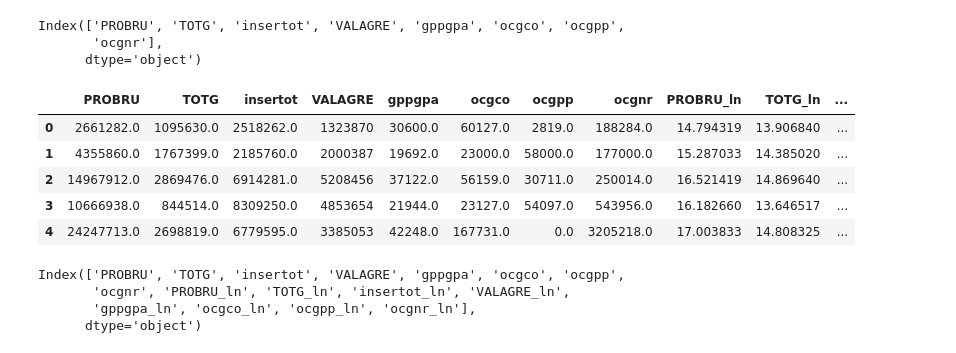
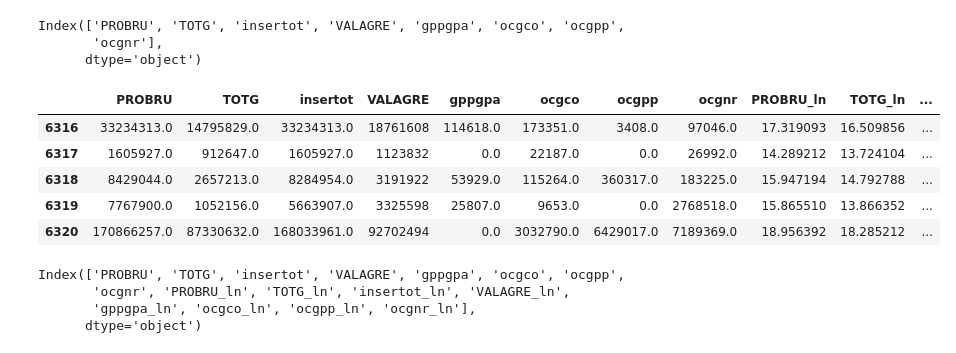
Before and after one commit to kikin3112/projets, a Jupyter notebook: regression/múltiple/eas_18/eas_18.ipynb, the cells around one changed output. Saved outputs shown, nothing was run; the diff lists cells and outputs as text; code cells hidden in the pictures.

```diff
--- a/regression/múltiple/eas_18/eas_18.ipynb
+++ b/regression/múltiple/eas_18/eas_18.ipynb
@@ -85,26 +98,27 @@ Index(['PROBRU', 'TOTG', 'insertot', 'VALAGRE', 'gppgpa', 'ocgco', 'ocgpp',
 # %%
 #creación de valores ln para cada columna
 db_reg[['PROBRU_ln',
         'TOTG_ln',
         'insertot_ln',
         'VALAGRE_ln',
         'gppgpa_ln',
         'ocgco_ln',
         'ocgpp_ln',
         'ocgnr_ln']] = np.log(db_reg[['PROBRU',
                                       'TOTG',
                                       'insertot',
                                       'VALAGRE',
                                       'gppgpa',
                                       'ocgco',
                                       'ocgpp',
                                       'ocgnr']].replace(0, np.nan))
+
+#db_reg.head()
+db_reg.tail()
+# %% [output]
+|  | PROBRU | TOTG | insertot | VALAGRE | gppgpa | ocgco | ocgpp | ocgnr | PROBRU_ln | TOTG_ln | ... |
+| 6316 | 33234313.0 | 14795829.0 | 33234313.0 | 18761608 | 114618.0 | 173351.0 | 3408.0 | 97046.0 | 17.319093 | 16.509856 | ... |
+| 6317 | 1605927.0 | 912647.0 | 1605927.0 | 1123832 | 0.0 | 22187.0 | 0.0 | 26992.0 | 14.289212 | 13.724104 | ... |
+| 6318 | 8429044.0 | 2657213.0 | 8284954.0 | 3191922 | 53929.0 | 115264.0 | 360317.0 | 183225.0 | 15.947194 | 14.792788 | ... |
+| 6319 | 7767900.0 | 1052156.0 | 5663907.0 | 3325598 | 25807.0 | 9653.0 | 0.0 | 2768518.0 | 15.865510 | 13.866352 | ... |
+| 6320 | 170866257.0 | 87330632.0 | 168033961.0 | 92702494 | 0.0 | 3032790.0 | 6429017.0 | 7189369.0 | 18.956392 | 18.285212 | ... |
-# %%
-db_reg.head()
-# %% [output]
-|  | PROBRU | TOTG | insertot | VALAGRE | gppgpa | ocgco | ocgpp | ocgnr | PROBRU_ln | TOTG_ln | ... |
-| 0 | 2661282.0 | 1095630.0 | 2518262.0 | 1323870 | 30600.0 | 60127.0 | 2819.0 | 188284.0 | 14.794319 | 13.906840 | ... |
-| 1 | 4355860.0 | 1767399.0 | 2185760.0 | 2000387 | 19692.0 | 23000.0 | 58000.0 | 177000.0 | 15.287033 | 14.385020 | ... |
-| 2 | 14967912.0 | 2869476.0 | 6914281.0 | 5208456 | 37122.0 | 56159.0 | 30711.0 | 250014.0 | 16.521419 | 14.869640 | ... |
-| 3 | 10666938.0 | 844514.0 | 8309250.0 | 4853654 | 21944.0 | 23127.0 | 54097.0 | 543956.0 | 16.182660 | 13.646517 | ... |
-| 4 | 24247713.0 | 2698819.0 | 6779595.0 | 3385053 | 42248.0 | 167731.0 | 0.0 | 3205218.0 | 17.003833 | 14.808325 | ... |
```
Also changed, not shown: parts of 3 cells of this notebook.
